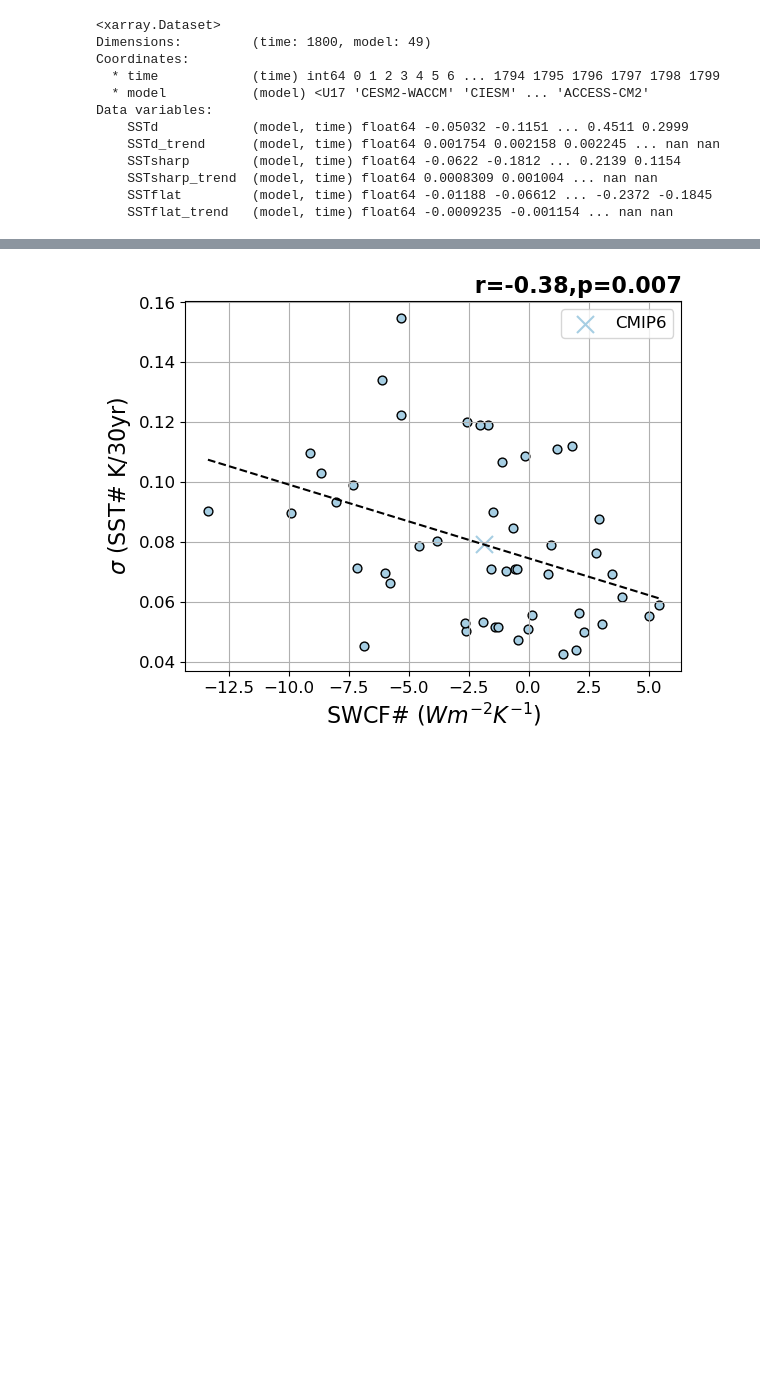
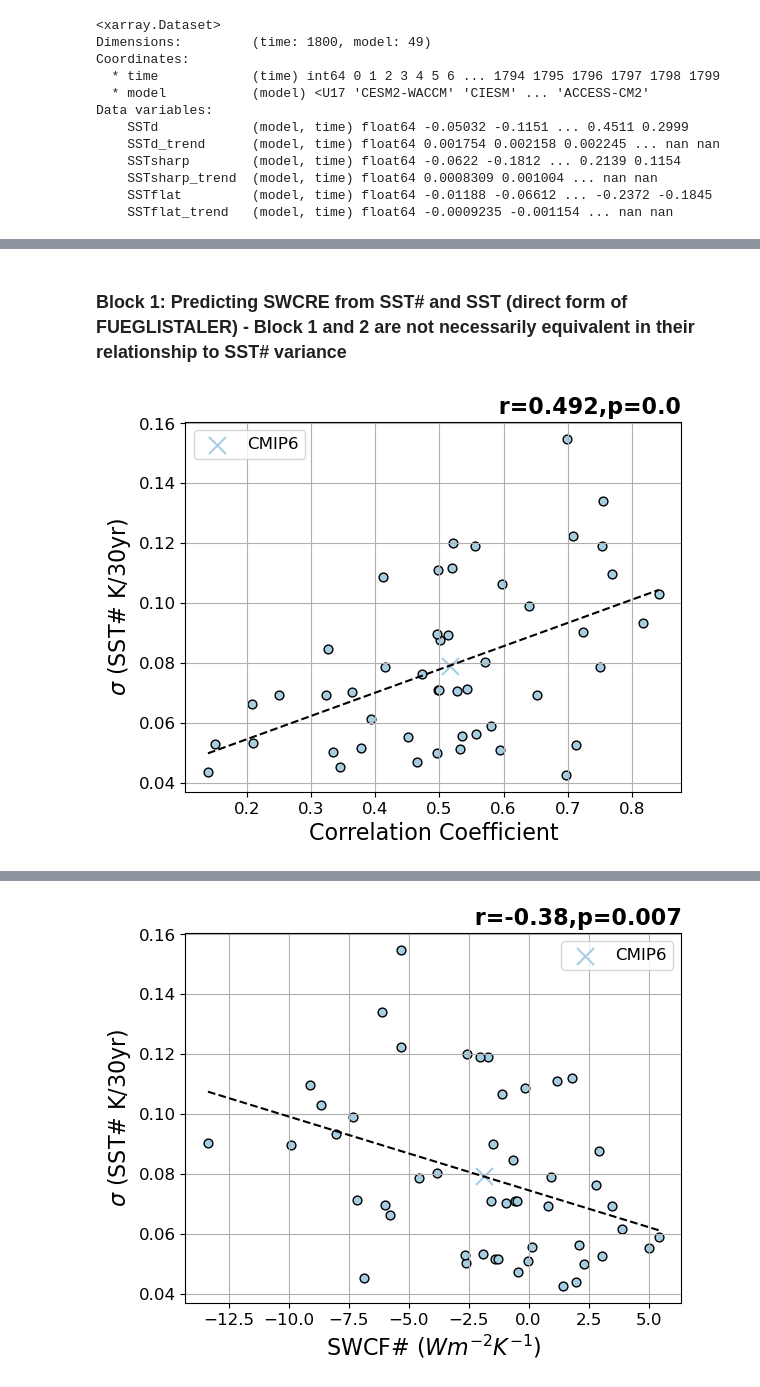
Before and after one commit to zacespinosa/tropical_pacific_clouds, a Jupyter notebook: SSTsharp.ipynb, the cells around one changed output, grey strips where cells are left out. Cells and saved outputs as stored; diff of their text form; code cells hidden in the pictures; blank space fills up the shorter version.

```diff
--- a/SSTsharp.ipynb
+++ b/SSTsharp.ipynb
@@ -1233,0 +1272,6 @@ create_scatter(sstmean, sstsharp_trend, xlabel=r"d$SST$#/d$\overline{SST}$", yla
+# %% [markdown]
+### Block 1: Predicting SWCRE from SST# and SST (direct form of FUEGLISTALER) - Block 1 and 2 are not necessarily equivalent in their relationship to SST# variance
+# %%
+create_scatter(r_bar, sstsharp_trend, xlabel=r"Correlation Coefficient", ylabel=r"$\sigma$ (SST# K/30yr)")
+# %% [output]
+[figure, added]
```
Also changed, not shown: parts of 22 cells of this notebook, 1 other file.
